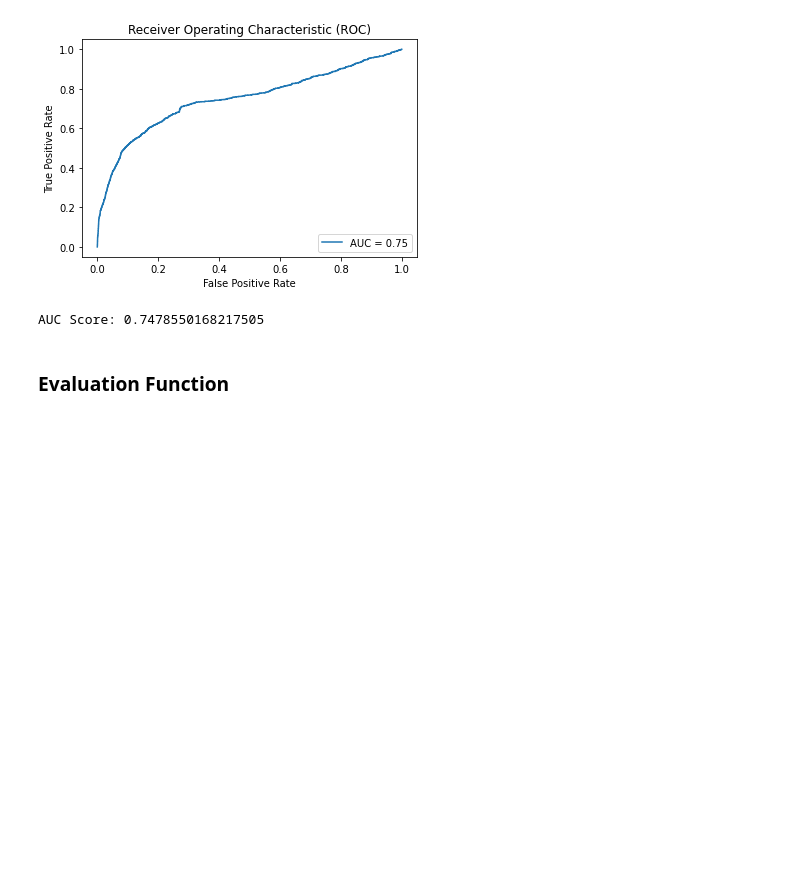
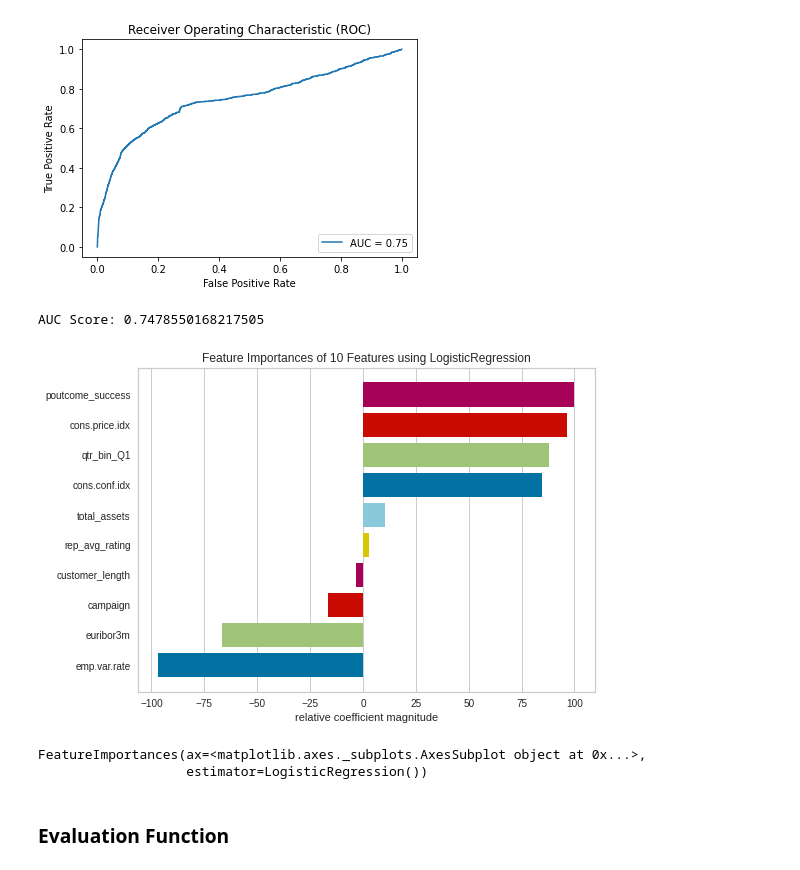
Before and after one commit to mulcahrj/DATA6545_Final, a Jupyter notebook: Logistical_Regression.ipynb, the cells around one changed output. Drawn from its saved outputs; the diff is of its cells as text; code cells hidden in the pictures; blank space fills up the shorter version.

```diff
--- a/Logistical_Regression.ipynb
+++ b/Logistical_Regression.ipynb
@@ -69,9 +69,9 @@ from imblearn.over_sampling import SMOTE
 # %% [markdown]
 ### Metrics and Scores
 # %%
-X_train = features_train.iloc[:,:-1].values
-y_train = features_train.iloc[:,-1].values
+X_train = features_train.iloc[:,:-1]
+y_train = features_train.iloc[:,-1]
 
-X_test = features_test.iloc[:,:-1].values
-y_test = features_test.iloc[:,-1].values
+X_test = features_test.iloc[:,:-1]
+y_test = features_test.iloc[:,-1]
 # %%
@@ -140,6 +140,14 @@ print('AUC Score:', auc)
 # %% [output]
 [figure]
 AUC Score: 0.7478550168217505
+# %%
+from yellowbrick.model_selection import feature_importances
+
+feature_importances(lgr,X_train, y_train)
+# %% [output]
+[figure, added]
+FeatureImportances(ax=<matplotlib.axes._subplots.AxesSubplot object at 0x...>,
+                   estimator=LogisticRegression())
 # %% [markdown]
 ### Evaluation Function
 # %%
```
Also changed, not shown: parts of 2 cells of this notebook.
